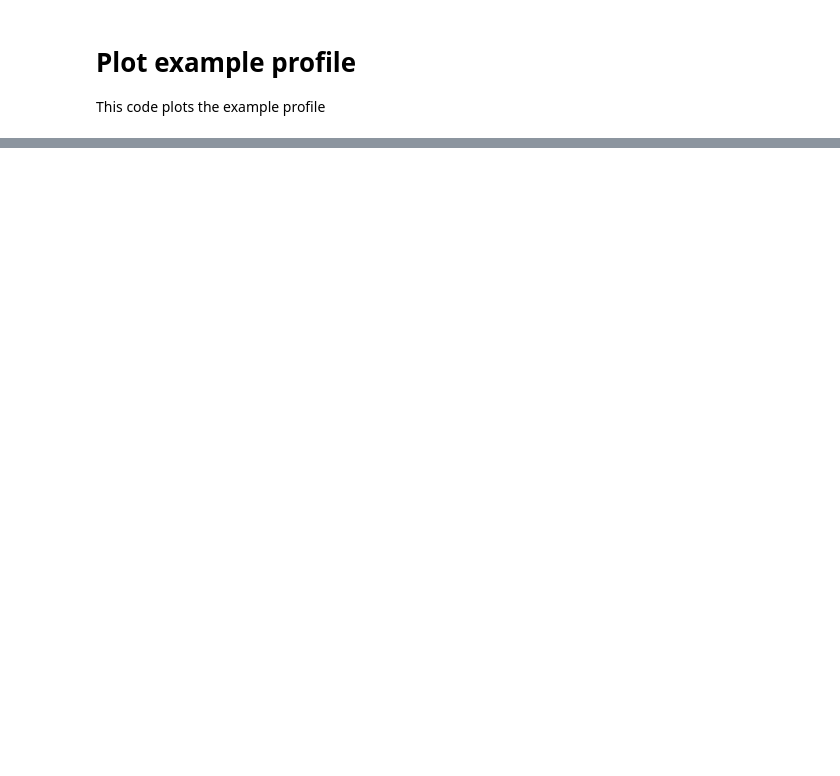
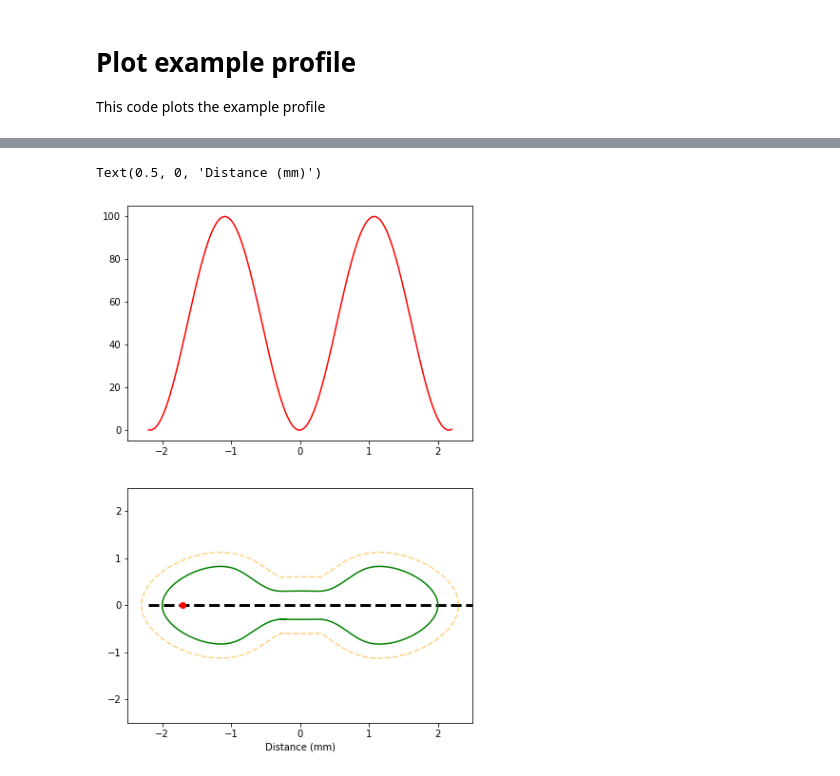
Before and after one commit to ipa/configurable_ablation, a Jupyter notebook: plots/plot_profile.ipynb, the cells around one changed output, grey strips where cells are left out. Saved outputs shown, nothing was run; the diff lists cells and outputs as text; code cells hidden in the pictures; blank space fills up the shorter version.

Commit message:
updated plots

```diff
--- a/plots/plot_profile.ipynb
+++ b/plots/plot_profile.ipynb
@@ -140,0 +141,18 @@ x, y, z = get_inside(x_margin, y_margin)
+# %%
+plt.figure(figsize=(6.5, 10))
+plt.subplot(2, 1, 1)
+plt.plot(x_power, y_power, color='red');
+plt.xlim(-2.5, 2.5)
+
+plt.subplot(2, 1, 2)
+range_ = list(range(400))
+plt.plot(x_tumor, y_tumor, color='green')
+plt.plot(x_margin, y_margin, color='orange', alpha=0.5, linestyle='dashed');
+plt.hlines(xmin=-2.2, xmax=2.5, y=0, linewidth=3, color='black', linestyle='dashed');
+plt.plot(-1.7, 0, 'ro');
+plt.xlim(-2.5, 2.5)
+plt.ylim(-2.5, 2.5)
+plt.xlabel("Distance (mm)")
+# %% [output]
+Text(0.5, 0, 'Distance (mm)')
+[figure, added]
```
Also changed, not shown: parts of 4 cells of this notebook, 1 other file.
